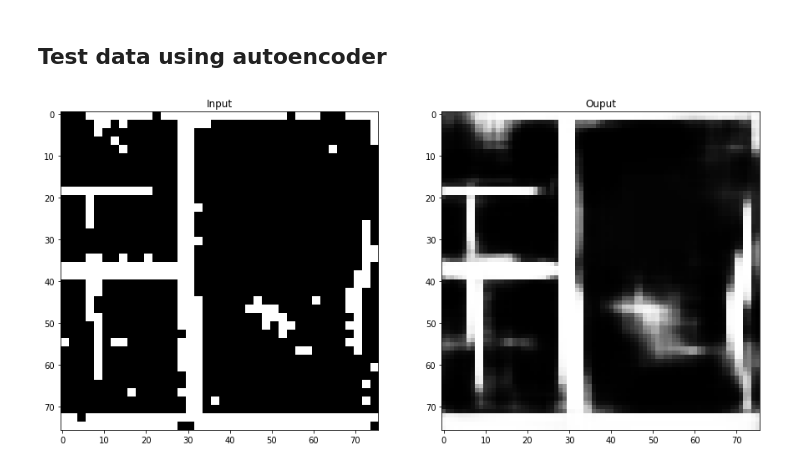
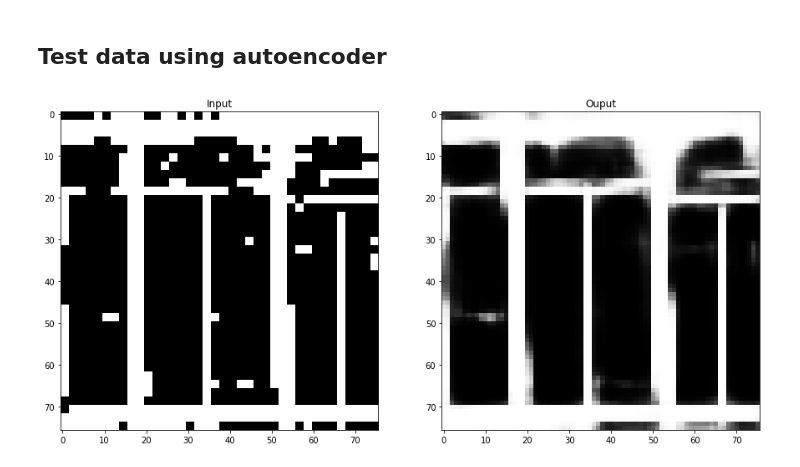
Before and after one commit to Coac/epfl-ml-projects, a Jupyter notebook: epfl-ml-project2/Victor_categorical_crossentropy.ipynb, the cells around one changed output. Saved outputs shown, nothing was run; the diff lists cells and outputs as text; code cells hidden in the pictures.

```diff
--- a/epfl-ml-project2/Victor_categorical_crossentropy.ipynb
+++ b/epfl-ml-project2/Victor_categorical_crossentropy.ipynb
@@ -27,7 +27,7 @@ The autoreload extension is already loaded. To reload it, use:
 # %% [markdown]
 ## Load the data
 # %%
-n = 100  # number of image to load
+n = 5  # number of image to load
 
 # Loaded a set of images
 root_dir = "datas/training/"
@@ -266,7 +266,7 @@ model.load_weights("./weights/model.h5")
 # %% [markdown]
 ###  Training
 # %%
-epochs = 10
+epochs = 1
 
 # model.fit(x_train, y_train,
 #               batch_size=batch_size,
@@ -517,15 +501,15 @@ Saving predictions/prediction_50.png
 # %%
 test_X_autoencoder, _ = get_autoencoder_XY(model, test_X, None, 76, 2, 0)
 # %%
-index = 2
+index = 0
 
 plt.figure(figsize=(15, 15))
 plt.subplot(1, 2, 1)
 plt.title('Input')
 plt.imshow(test_X_autoencoder[index].reshape((76,76)), cmap='Greys_r')
 plt.subplot(1, 2, 2)
 plt.title('Ouput')
 decoded_imgs = autoencoder.predict(np.array([test_X_autoencoder[index]]))
 plt.imshow(decoded_imgs[0].reshape((76,76)), cmap='Greys_r');
 # %% [output]
-[figure, old version]
+[figure, new version]
```
Also changed, not shown: parts of 13 cells of this notebook.
